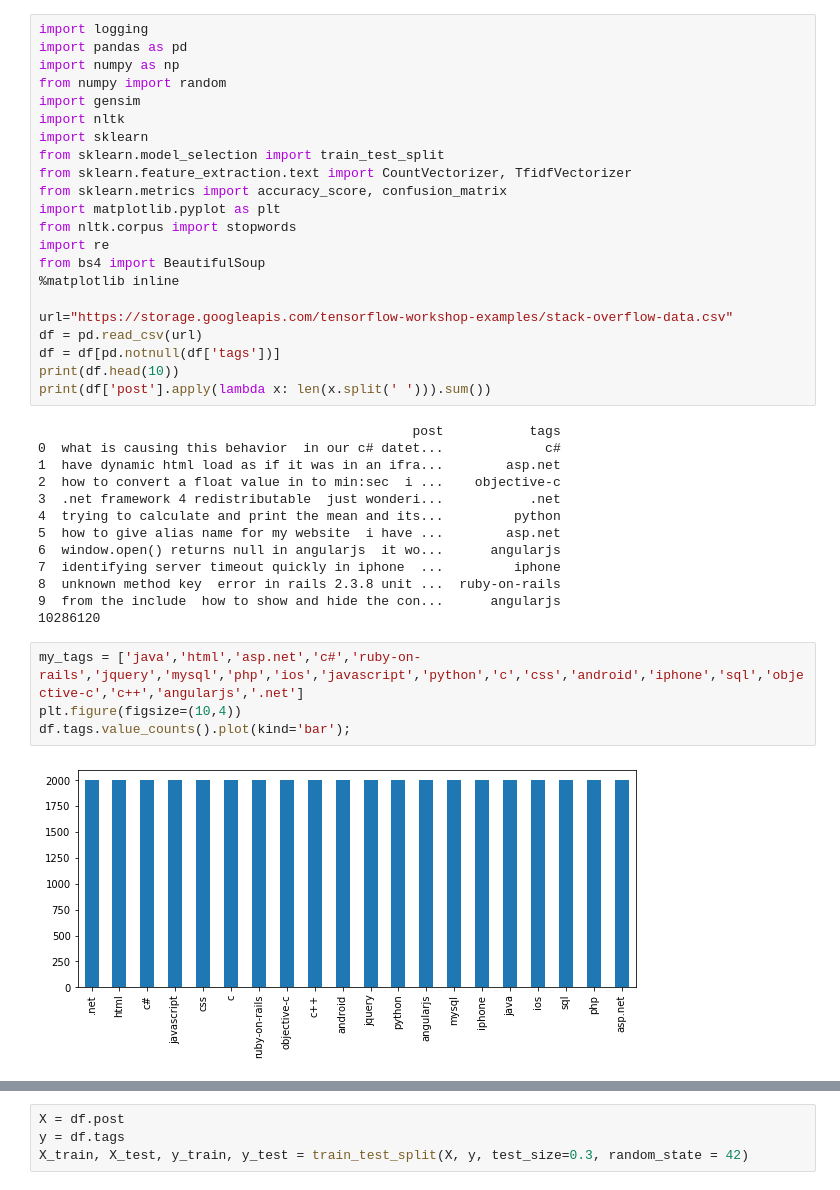
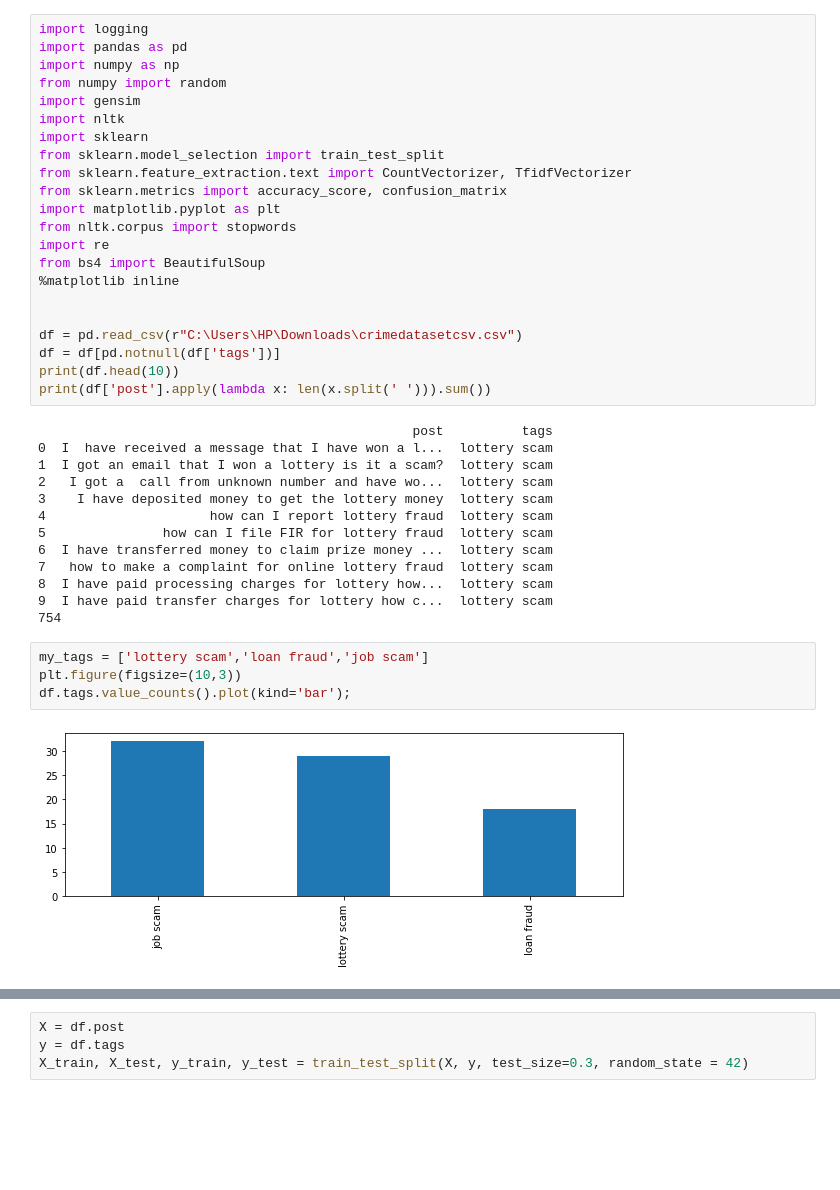
Before and after one commit to amritessh/Texxt, a Jupyter notebook: texxt.ipynb, the cells around one changed output, grey strips where cells are left out. Saved outputs shown, nothing was run; the diff lists cells and outputs as text; blank space fills up the shorter version.

```diff
--- a/texxt.ipynb
+++ b/texxt.ipynb
@@ -15,30 +15,30 @@ import re
 from bs4 import BeautifulSoup
 %matplotlib inline
 
-url="https://storage.googleapis.com/tensorflow-workshop-examples/stack-overflow-data.csv"
-df = pd.read_csv(url)
+
+df = pd.read_csv(r"C:\Users\HP\Downloads\crimedatasetcsv.csv")
 df = df[pd.notnull(df['tags'])]
 print(df.head(10))
 print(df['post'].apply(lambda x: len(x.split(' '))).sum())
 # %% [output]
-                                                post           tags
-0  what is causing this behavior  in our c# datet...             c#
-1  have dynamic html load as if it was in an ifra...        asp.net
-2  how to convert a float value in to min:sec  i ...    objective-c
-3  .net framework 4 redistributable  just wonderi...           .net
-4  trying to calculate and print the mean and its...         python
-5  how to give alias name for my website  i have ...        asp.net
-6  window.open() returns null in angularjs  it wo...      angularjs
-7  identifying server timeout quickly in iphone  ...         iphone
-8  unknown method key  error in rails 2.3.8 unit ...  ruby-on-rails
-9  from the include  how to show and hide the con...      angularjs
-10286120
+                                                post          tags
+0  I  have received a message that I have won a l...  lottery scam
+1  I got an email that I won a lottery is it a scam?  lottery scam
+2   I got a  call from unknown number and have wo...  lottery scam
+3    I have deposited money to get the lottery money  lottery scam
+4                     how can I report lottery fraud  lottery scam
+5               how can I file FIR for lottery fraud  lottery scam
+6  I have transferred money to claim prize money ...  lottery scam
+7   how to make a complaint for online lottery fraud  lottery scam
+8  I have paid processing charges for lottery how...  lottery scam
+9  I have paid transfer charges for lottery how c...  lottery scam
+754
-# %%
-my_tags = ['java','html','asp.net','c#','ruby-on-rails','jquery','mysql','php','ios','javascript','python','c','css','android','iphone','sql','objective-c','c++','angularjs','.net']
-plt.figure(figsize=(10,4))
-df.tags.value_counts().plot(kind='bar');
-# %% [output]
-[figure, removed]
+# %%
+my_tags = ['lottery scam','loan fraud','job scam']
+plt.figure(figsize=(10,3))
+df.tags.value_counts().plot(kind='bar');
+# %% [output]
+[figure, added]
 # %%
 def print_plot(index):
     example = df[df.index == index][['post', 'tags']].values[0]
```
Also changed, not shown: parts of 9 cells of this notebook, 1 other file.
